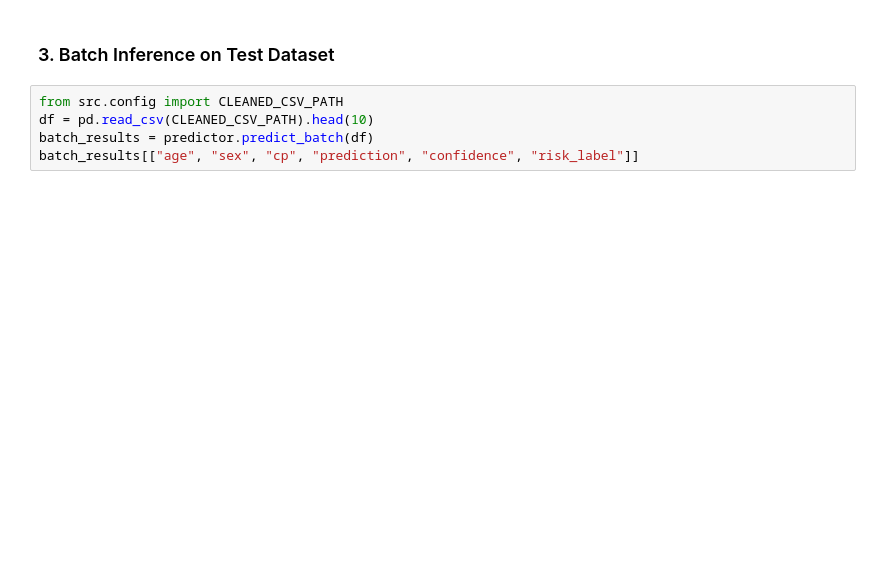
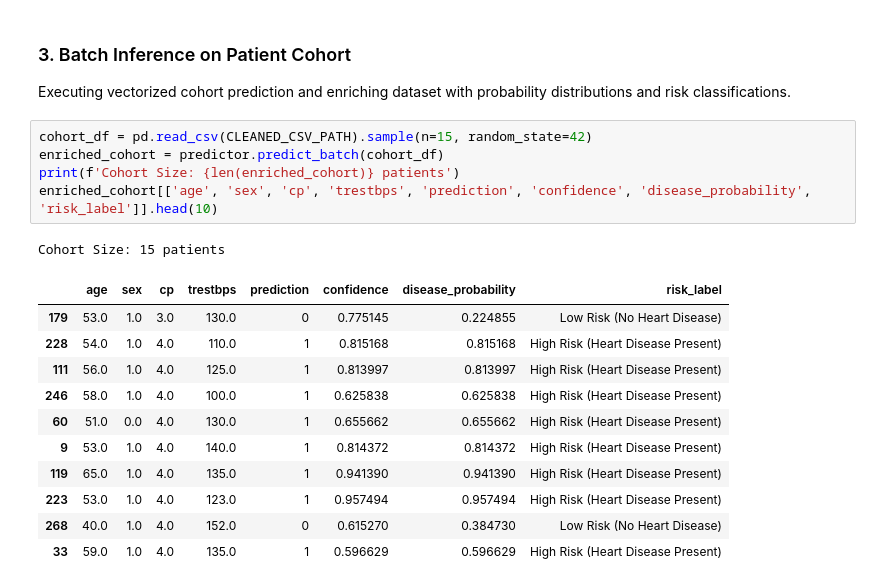
Before and after one commit to Sainagasashank/heart-disease-mlops-pipeline, a Jupyter notebook: notebooks/03_inference_pipeline.ipynb, the cells around one changed output. Saved outputs shown, nothing was run; the diff lists cells and outputs as text; blank space fills up the shorter version.

```diff
--- a/notebooks/03_inference_pipeline.ipynb
+++ b/notebooks/03_inference_pipeline.ipynb
@@ -52,7 +89,21 @@ print(json.dumps(result_hr, indent=2))
-# %% [markdown]
-### 3. Batch Inference on Test Dataset
-# %%
-from src.config import CLEANED_CSV_PATH
-df = pd.read_csv(CLEANED_CSV_PATH).head(10)
-batch_results = predictor.predict_batch(df)
-batch_results[["age", "sex", "cp", "prediction", "confidence", "risk_label"]]
+# %% [markdown]
+### 3. Batch Inference on Patient Cohort
+Executing vectorized cohort prediction and enriching dataset with probability distributions and risk classifications.
+# %%
+cohort_df = pd.read_csv(CLEANED_CSV_PATH).sample(n=15, random_state=42)
+enriched_cohort = predictor.predict_batch(cohort_df)
+print(f'Cohort Size: {len(enriched_cohort)} patients')
+enriched_cohort[['age', 'sex', 'cp', 'trestbps', 'prediction', 'confidence', 'disease_probability', 'risk_label']].head(10)
+# %% [output]
+Cohort Size: 15 patients
+|  | age | sex | cp | trestbps | prediction | confidence | disease_probability | risk_label |
+| 179 | 53.0 | 1.0 | 3.0 | 130.0 | 0 | 0.775145 | 0.224855 | Low Risk (No Heart Disease) |
+| 228 | 54.0 | 1.0 | 4.0 | 110.0 | 1 | 0.815168 | 0.815168 | High Risk (Heart Disease Present) |
+| 111 | 56.0 | 1.0 | 4.0 | 125.0 | 1 | 0.813997 | 0.813997 | High Risk (Heart Disease Present) |
+| 246 | 58.0 | 1.0 | 4.0 | 100.0 | 1 | 0.625838 | 0.625838 | High Risk (Heart Disease Present) |
+| 60 | 51.0 | 0.0 | 4.0 | 130.0 | 1 | 0.655662 | 0.655662 | High Risk (Heart Disease Present) |
+| 9 | 53.0 | 1.0 | 4.0 | 140.0 | 1 | 0.814372 | 0.814372 | High Risk (Heart Disease Present) |
+| 119 | 65.0 | 1.0 | 4.0 | 135.0 | 1 | 0.941390 | 0.941390 | High Risk (Heart Disease Present) |
+| 223 | 53.0 | 1.0 | 4.0 | 123.0 | 1 | 0.957494 | 0.957494 | High Risk (Heart Disease Present) |
+| 268 | 40.0 | 1.0 | 4.0 | 152.0 | 0 | 0.615270 | 0.384730 | Low Risk (No Heart Disease) |
+| 33 | 59.0 | 1.0 | 4.0 | 135.0 | 1 | 0.596629 | 0.596629 | High Risk (Heart Disease Present) |
```
Also changed, not shown: parts of 11 cells of this notebook, 37 other files.
